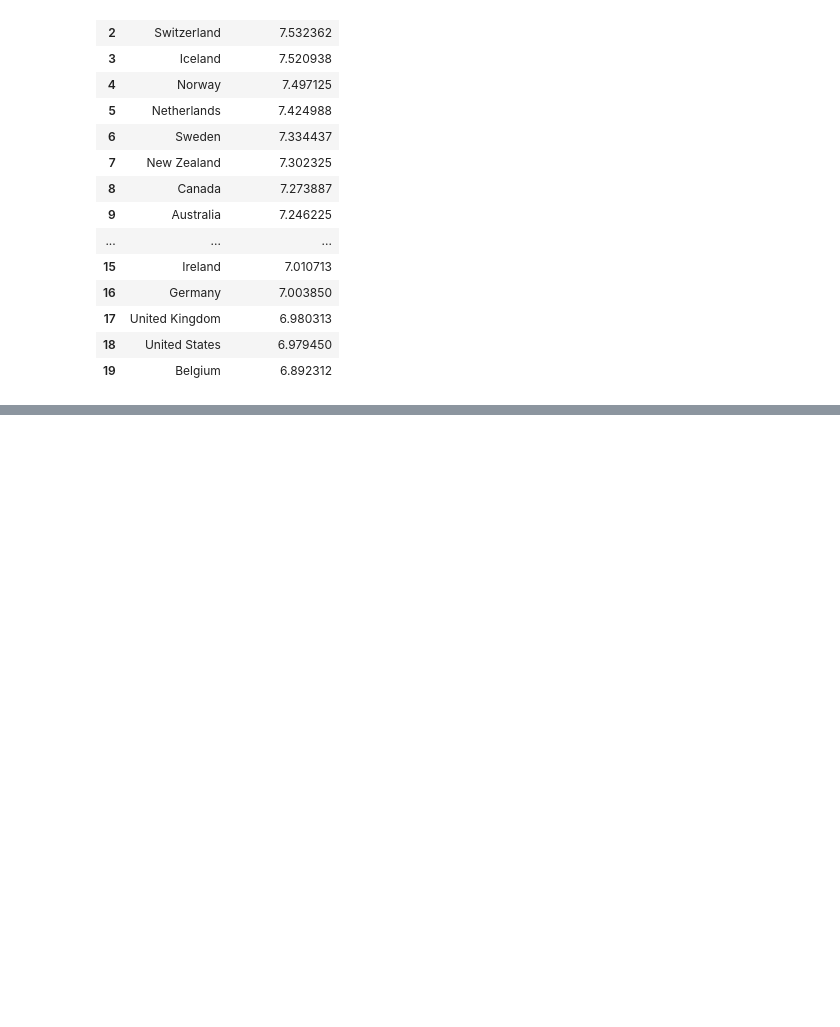
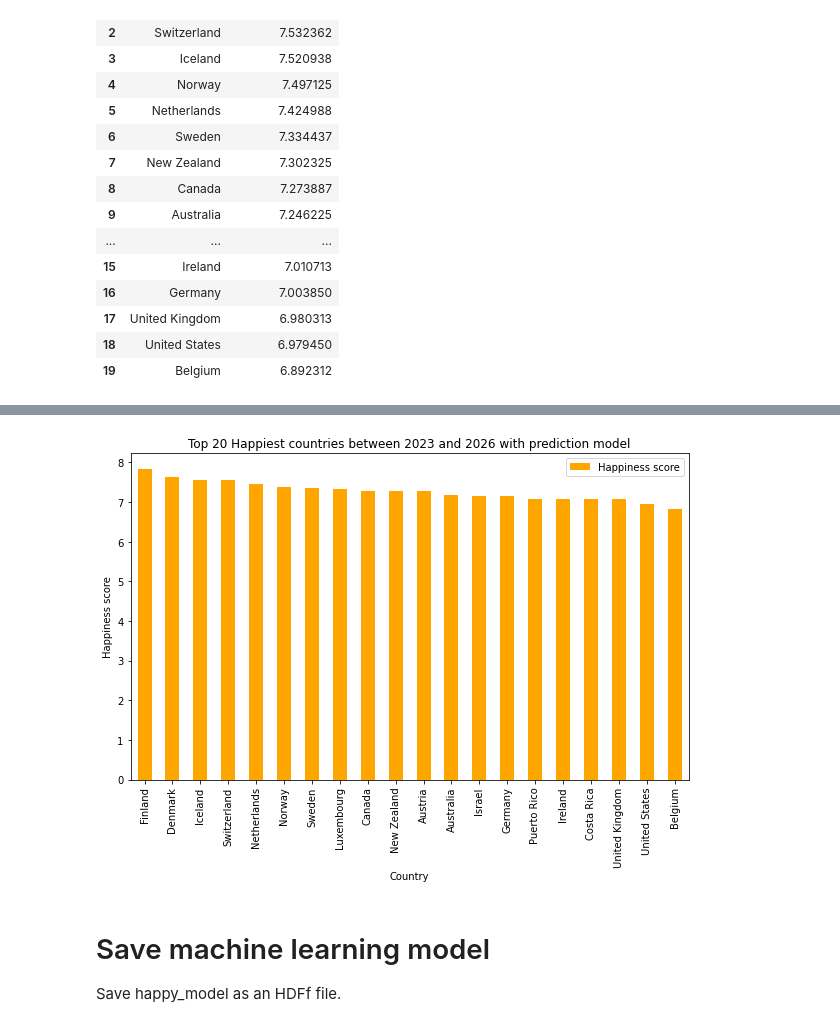
Before and after one commit to dileepadrd/project_2, a Jupyter notebook: Project2_Happyness_report.ipynb, the cells around one changed output, grey strips where cells are left out. Drawn from its saved outputs; the diff is of its cells as text; code cells hidden in the pictures; blank space fills up the shorter version.

Commit message:
Project 2 -v5 machine learning final

```diff
--- a/Project2_Happyness_report.ipynb
+++ b/Project2_Happyness_report.ipynb
@@ -458,3 +261,0 @@ Name: 489, dtype: object
-# %%
-# Drop record with index 489
-happiness_df = happiness_df.drop(489)
@@ -849,0 +375,23 @@ ValueError: ignored
+# %%
+# create a new dataframe for the years 2023 to 2026
+new_years = pd.DataFrame({'year': [2023, 2024, 2025, 2026]})
+#  year_lists = list(range(start_year, end_year + 1))
+#new_years = pd.DataFrame({'year': year_lists})
+
+# create a cartesian product of the Country names and the new years
+#  new_data = pd.MultiIndex.from_product([top_20_happycountries_df['Country name'].unique(), new_years['year']], names=['Country name', 'year']).to_frame(index=False)
+new_data = pd.MultiIndex.from_product([top_20_happycountries_df['Country name'].unique(), new_years['year']], names=['Country name', 'year']).to_frame(index=False)
+
+# encode Country name column using one-hot encoding
+new_onehot_df = pd.get_dummies(new_data['Country name'])
+
+# combine one-hot encoded features with the year column
+new_features_df = pd.concat([new_onehot_df, new_data['year']], axis=1)
+
+# make predictions using the trained model
+new_data['Happiness score'] = happy_xgb_model.predict(new_features_df)
+
+# print the predicted Happiness scores for the years 2022 to 2025 keichan
+new_happy_country_df = new_data.groupby('Country name').mean().sort_values(by='Happiness score', ascending=False).reset_index()
+
+new_happy_country_df
@@ -849,0 +460,5 @@ ValueError: ignored
+# %%
+future_predict_bar = new_happy_country_df[['Country name', 'Happiness score']].plot(kind='bar', x='Country name',title='Top 20 Happiest countries between 2023 and 2026 with prediction model',
+                          xlabel='Country', ylabel='Happiness score', color='orange',figsize=(10,6))
+# %% [output]
+[figure, added]
@@ -849,0 +468,3 @@ ValueError: ignored
+# %% [markdown]
+# Save machine learning model
+Save happy_model as an HDFf file.
```
Also changed, not shown: parts of 64 cells of this notebook, 1 other file.
